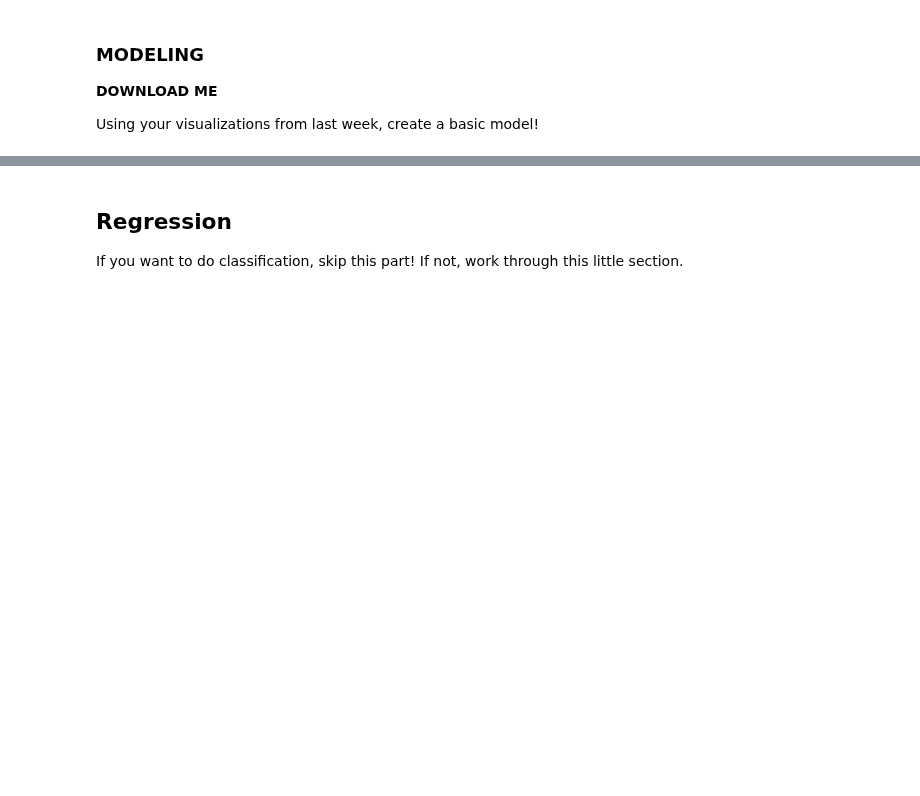
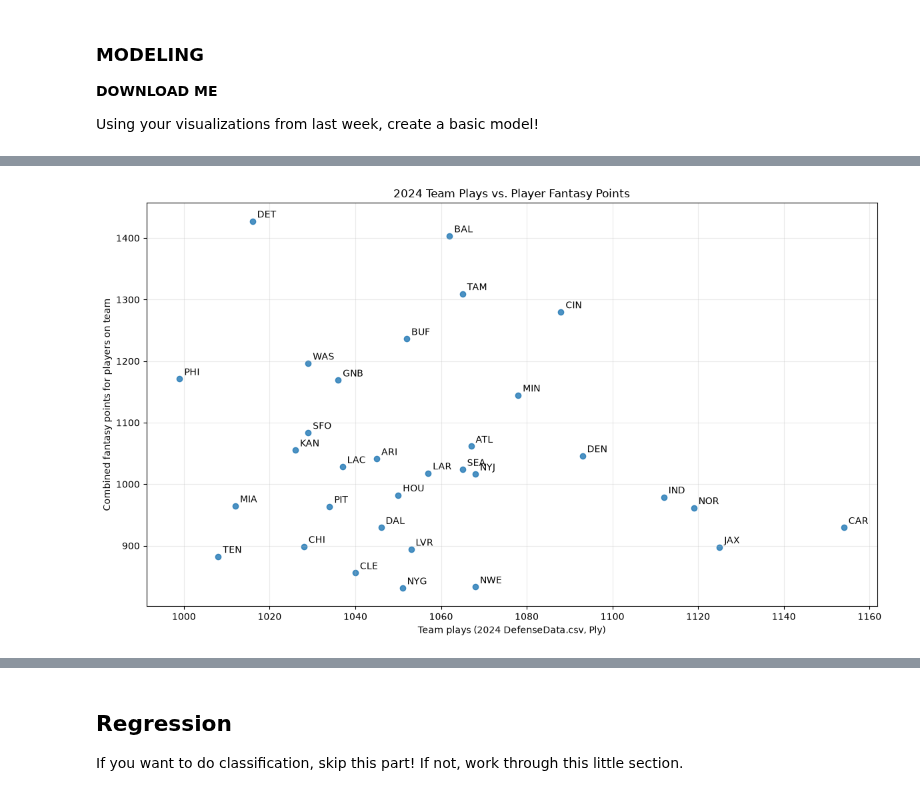
Before and after one commit to tiagocaravia/MDSTFootballProject, a Jupyter notebook: DataSets/modeling.ipynb, the cells around one changed output, grey strips where cells are left out. Drawn from its saved outputs; the diff is of its cells as text; code cells hidden in the pictures; blank space fills up the shorter version.

```diff
--- a/DataSets/modeling.ipynb
+++ b/DataSets/modeling.ipynb
@@ -26,2 +92,101 @@ df.head()
+# %%
+import pandas as pd
+import matplotlib.pyplot as plt
+
+team_codes = {
+    "Arizona Cardinals": "ARI",
+    "Atlanta Falcons": "ATL",
+    "Baltimore Ravens": "BAL",
+    "Buffalo Bills": "BUF",
+    "Carolina Panthers": "CAR",
+    "Chicago Bears": "CHI",
+    "Cincinnati Bengals": "CIN",
+    "Cleveland Browns": "CLE",
+    "Dallas Cowboys": "DAL",
+    "Denver Broncos": "DEN",
+    "Detroit Lions": "DET",
+    "Green Bay Packers": "GNB",
+    "Houston Texans": "HOU",
+    "Indianapolis Colts": "IND",
+    "Jacksonville Jaguars": "JAX",
+    "Kansas City Chiefs": "KAN",
+    "Las Vegas Raiders": "LVR",
+    "Los Angeles Chargers": "LAC",
+    "Los Angeles Rams": "LAR",
+    "Miami Dolphins": "MIA",
+    "Minnesota Vikings": "MIN",
+    "New England Patriots": "NWE",
+    "New Orleans Saints": "NOR",
+    "New York Giants": "NYG",
+    "New York Jets": "NYJ",
+    "Philadelphia Eagles": "PHI",
+    "Pittsburgh Steelers": "PIT",
+    "San Francisco 49ers": "SFO",
+    "Seattle Seahawks": "SEA",
+    "Tampa Bay Buccaneers": "TAM",
+    "Tennessee Titans": "TEN",
+    "Washington Commanders": "WAS",
+}
+
+rushing_by_team = pd.read_csv("2024RushingData.csv")
+rushing_by_team = rushing_by_team.loc[
+    ~rushing_by_team["Team"].astype(str).str.fullmatch(r"\d+TM", na=False),
+    ["Player", "Team", "Att", "Yds", "TD", "Fmb"],
+].rename(columns={"Att": "RushAtt", "Yds": "RushYds", "TD": "RushTD", "Fmb": "RushFmb"})
+
+receiving_by_team = pd.read_csv("2024ReceivingData.csv")
+receiving_by_team = receiving_by_team.loc[
+    ~receiving_by_team["Team"].astype(str).str.fullmatch(r"\d+TM", na=False),
+    ["Player", "Team", "Yds", "TD", "Fmb"],
+].rename(columns={"Yds": "ReceiveYds", "TD": "ReceiveTD", "Fmb": "ReceiveFmb"})
+
+passing_by_team = pd.read_csv("2024PassingData.csv")
+passing_by_team = passing_by_team.loc[
+    ~passing_by_team["Team"].astype(str).str.fullmatch(r"\d+TM", na=False),
+    ["Player", "Team", "Att", "Yds", "TD", "Int", "Sk"],
+].rename(columns={"Att": "PassAtt", "Yds": "PassYds", "TD": "PassTD", "Sk": "PassSk"})
+
+player_team_stats = rushing_by_team.merge(receiving_by_team, on=["Player", "Team"], how="outer")
+player_team_stats = player_team_stats.merge(passing_by_team, on=["Player", "Team"], how="outer")
+stat_columns = [
+    "RushAtt", "RushYds", "RushTD", "RushFmb", "ReceiveYds", "ReceiveTD",
+    "ReceiveFmb", "PassAtt", "PassYds", "PassTD", "Int", "PassSk",
+]
+player_team_stats[stat_columns] = player_team_stats[stat_columns].fillna(0)
+player_team_stats["FantasyPoints"] = (
+    player_team_stats["PassYds"] * 0.04
+    + player_team_stats["PassTD"] * 4
+    - player_team_stats["Int"] * 2
+    + player_team_stats["RushYds"] * 0.1
+    + player_team_stats["ReceiveYds"] * 0.1
+    + (player_team_stats["RushTD"] + player_team_stats["ReceiveTD"]) * 6
+    - player_team_stats[["RushFmb", "ReceiveFmb"]].max(axis=1) * 2
+)
+team_fantasy_points = player_team_stats.groupby("Team", as_index=False)["FantasyPoints"].sum()
+
+team_plays = pd.read_csv("2024DefenseData.csv")[["Tm", "Ply"]].rename(
+    columns={"Tm": "TeamName", "Ply": "TeamPlays"}
+)
+team_plays["Team"] = team_plays["TeamName"].map(team_codes)
+team_plays["TeamPlays"] = pd.to_numeric(team_plays["TeamPlays"], errors="coerce")
+plot_data = team_plays.merge(team_fantasy_points, on="Team", how="inner")
+
+plt.figure(figsize=(12, 7))
+plt.scatter(plot_data["TeamPlays"], plot_data["FantasyPoints"], alpha=0.8)
+for _, team in plot_data.iterrows():
+    plt.annotate(
+        team["Team"],
+        (team["TeamPlays"], team["FantasyPoints"]),
+        xytext=(5, 4),
+        textcoords="offset points",
+    )
+plt.xlabel("Team plays (2024 DefenseData.csv, Ply)")
+plt.ylabel("Combined fantasy points for players on team")
+plt.title("2024 Team Plays vs. Player Fantasy Points")
+plt.grid(alpha=0.25)
+plt.tight_layout()
+plt.show()
+# %% [output]
+[figure, added]
 # %% [markdown]
 What question do you want to use regression or classification for? Answer:
```
Also changed, not shown: parts of 15 cells of this notebook.
